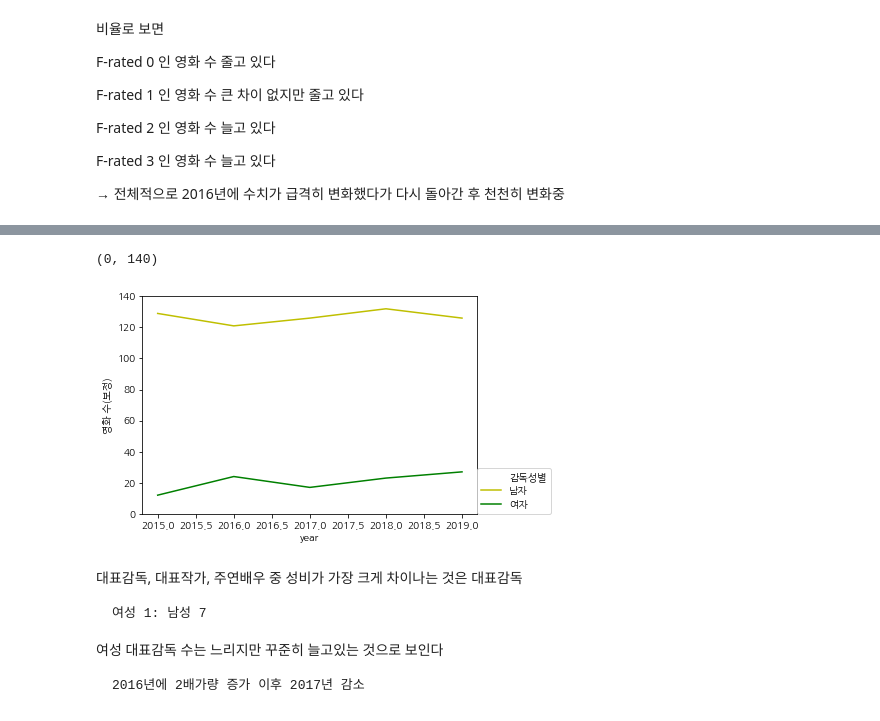
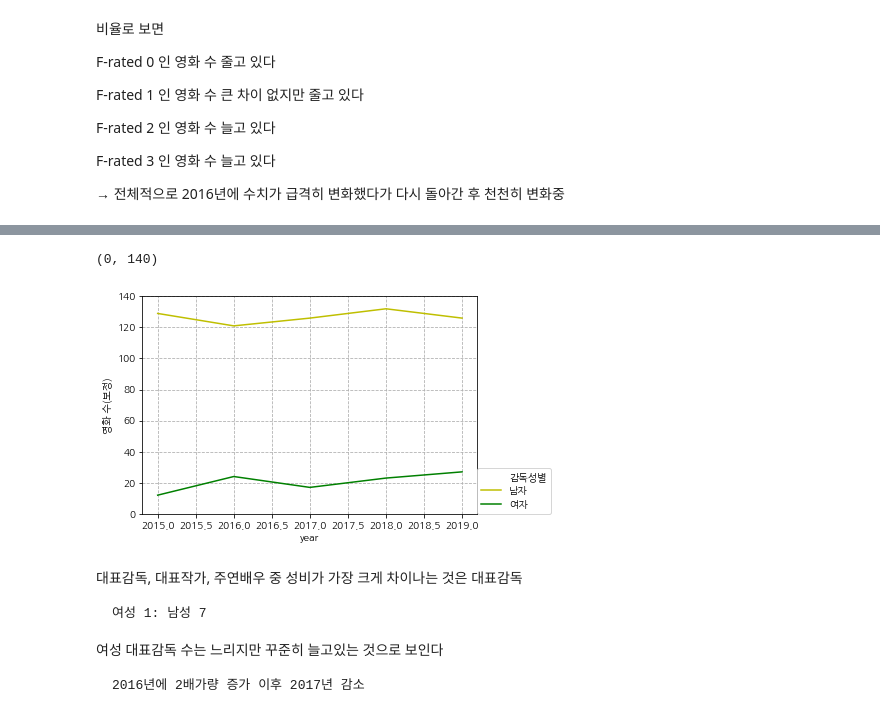
Before and after one commit to kim4pb/Female-led-Korean-Films, a Jupyter notebook: 03.ButterKnife/F-rated_성비_연도별_상영횟수등급.ipynb, the cells around one changed output, grey strips where cells are left out. Saved outputs shown, nothing was run; the diff lists cells and outputs as text; code cells hidden in the pictures.

```diff
--- a/03.ButterKnife/F-rated_성비_연도별_상영횟수등급.ipynb
+++ b/03.ButterKnife/F-rated_성비_연도별_상영횟수등급.ipynb
@@ -872,7 +1032,7 @@ df['month'] = pd.to_datetime(df['개봉일']).dt.month
 df['day'] = pd.to_datetime(df['개봉일']).dt.day
 df['weekday'] = pd.to_datetime(df['개봉일']).dt.dayofweek
 df['weekday_name'] = pd.to_datetime(df['개봉일']).dt.weekday_name
-
+df['year-month'] = df['개봉일'].apply(lambda x: x[:7])
 # df = df.drop('dayofweek', axis=1)
 # df = df.rename(columns={'weekday':'weekday_name'})
 print(df.shape)
@@ -959,18 +1198,19 @@ F-rated 3 인 영화 수 늘고 있다
 # %%
 ### 연도별 대표감독 성비 변화 추이
 data = df.groupby(['year', '감독성별'])['영화코드'].size().reset_index()
 data = data.rename(columns={'영화코드': '영화 수'})
 
 # 2019년 영화 수 보정값 컬럼 생성 (9~12월치 추산)
 data['영화 수(보정)'] = data['영화 수']
 data.loc[data['year'] == 2019, '영화 수(보정)'] = data['영화 수'] * 3/2
 
 ax = sns.lineplot(x='year', y='영화 수(보정)', hue='감독성별', data=data, palette=['y', 'g'])
 plt.legend(loc=[1,0])
+plt.grid(linestyle='--')
 plt.ylim(0, 140)
 # %% [output]
 (0, 140)
-[figure, old version]
+[figure, new version]
 # %% [markdown]
 대표감독, 대표작가, 주연배우 중 성비가 가장 크게 차이나는 것은 대표감독
 
```
Also changed, not shown: parts of 39 cells of this notebook, 1 other file.
